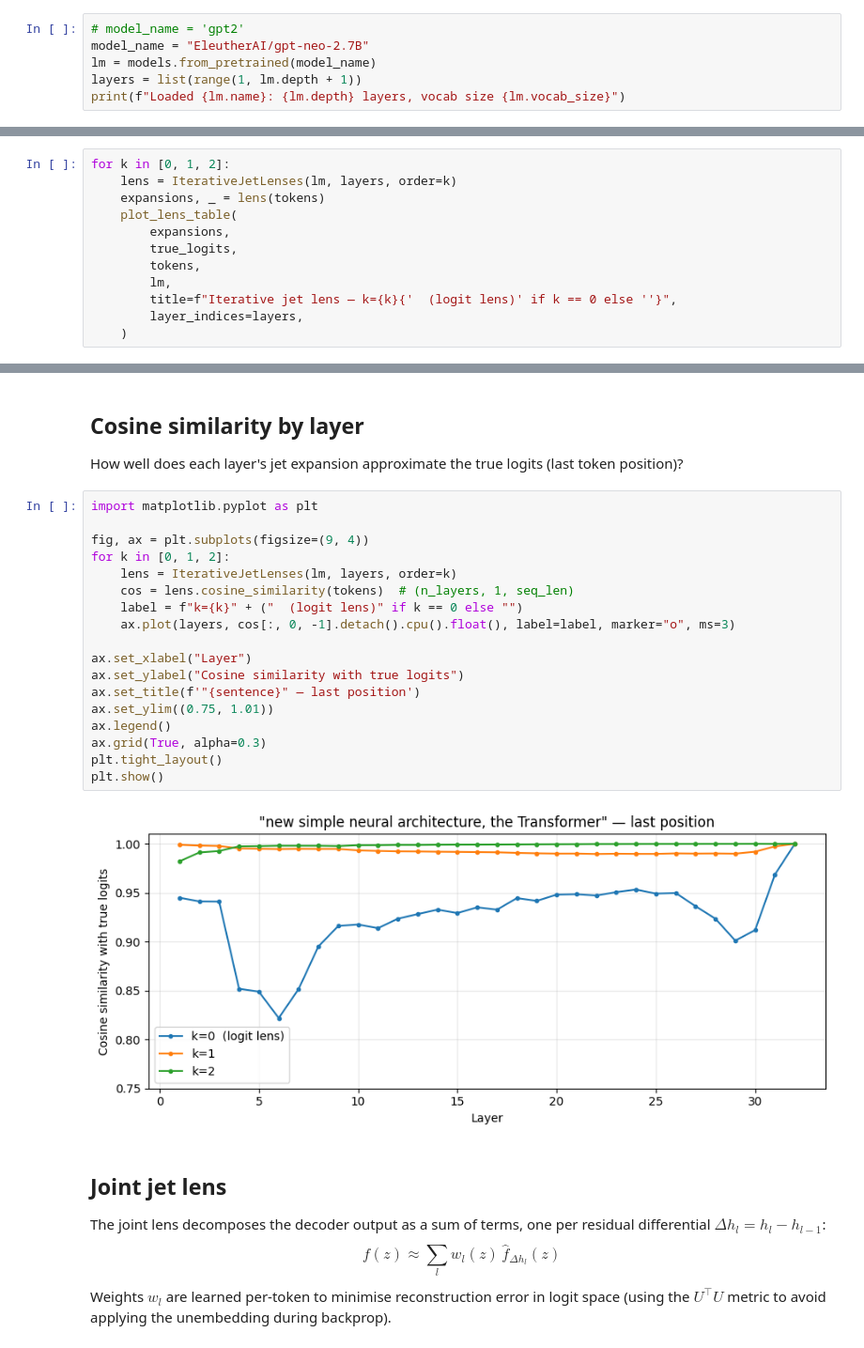
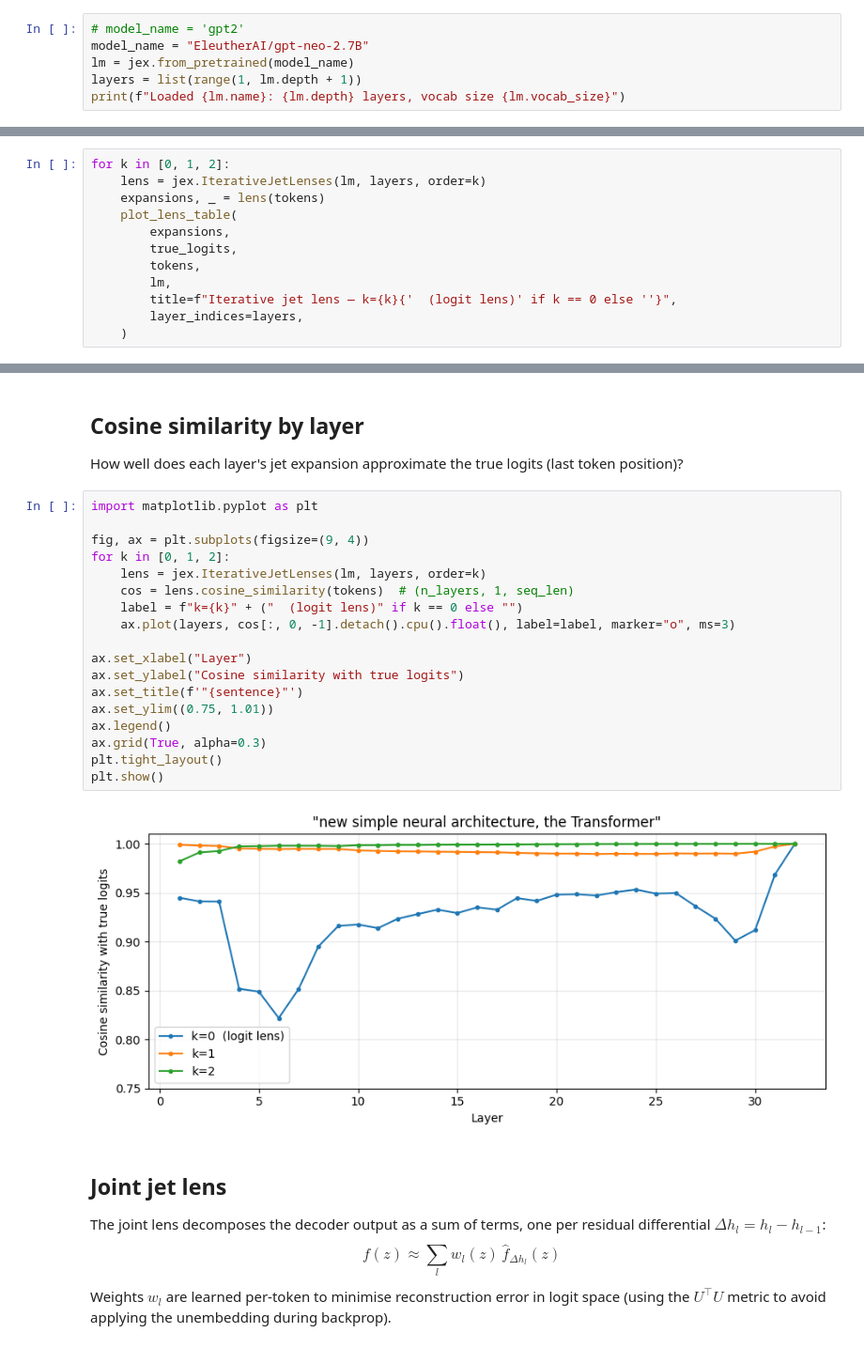
Before and after one commit to lucfra/JetExpansions, a Jupyter notebook: examples/lenses.ipynb, the cells around one changed output, grey strips where cells are left out. Shown at 94% size. Drawn from its saved outputs; the diff is of its cells as text.

```diff
--- a/examples/lenses.ipynb
+++ b/examples/lenses.ipynb
@@ -19,7 +17,7 @@ from jex.lenses.utils import plot_lens_table, plot_joint_lens_table
 # %%
 # model_name = 'gpt2'
 model_name = "EleutherAI/gpt-neo-2.7B"
-lm = models.from_pretrained(model_name)
+lm = jex.from_pretrained(model_name)
 layers = list(range(1, lm.depth + 1))
 print(f"Loaded {lm.name}: {lm.depth} layers, vocab size {lm.vocab_size}")
 # %% [output]
@@ -52,7 +50,7 @@ with torch.no_grad():
 We run lenses at orders $k = 0$ (logit lens), $k = 1$, and $k = 2$.
 # %%
 for k in [0, 1, 2]:
-    lens = IterativeJetLenses(lm, layers, order=k)
+    lens = jex.IterativeJetLenses(lm, layers, order=k)
     expansions, _ = lens(tokens)
     plot_lens_table(
         expansions,
@@ -73,23 +71,23 @@ How well does each layer's jet expansion approximate the true logits (last token
 # %%
 import matplotlib.pyplot as plt
 
 fig, ax = plt.subplots(figsize=(9, 4))
 for k in [0, 1, 2]:
-    lens = IterativeJetLenses(lm, layers, order=k)
+    lens = jex.IterativeJetLenses(lm, layers, order=k)
     cos = lens.cosine_similarity(tokens)  # (n_layers, 1, seq_len)
     label = f"k={k}" + ("  (logit lens)" if k == 0 else "")
     ax.plot(layers, cos[:, 0, -1].detach().cpu().float(), label=label, marker="o", ms=3)
 
 ax.set_xlabel("Layer")
 ax.set_ylabel("Cosine similarity with true logits")
-ax.set_title(f'"{sentence}" — last position')
+ax.set_title(f'"{sentence}"')
 ax.set_ylim((0.75, 1.01))
 ax.legend()
 ax.grid(True, alpha=0.3)
 plt.tight_layout()
 plt.show()
 # %% [output]
-[figure, old version]
+[figure, new version]
 # %% [markdown]
 ## Joint jet lens
 
```
Also changed, not shown: parts of 4 cells of this notebook, 9 other files.
